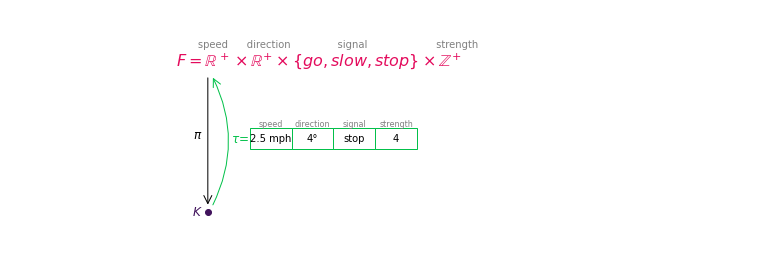
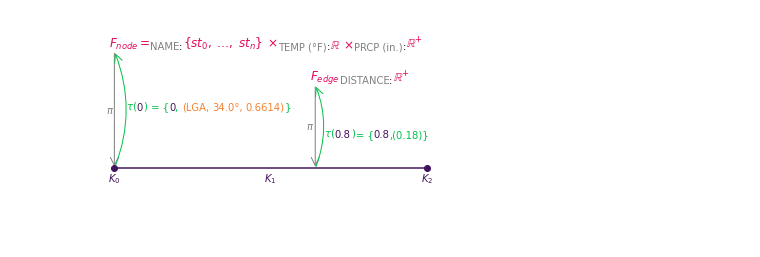
Before and after one commit to story645/team, a Jupyter notebook: paper/figcode/intro_math.ipynb, the cells around one changed output. Cells and saved outputs as stored; diff of their text form; code cells hidden in the pictures; blank space fills up the shorter version.

```diff
--- a/paper/figcode/intro_math.ipynb
+++ b/paper/figcode/intro_math.ipynb
@@ -31,33 +35,0 @@ d[0]
-# %%
-fig, ax = plt.subplots(figsize=(6,6))
-
-rows = ['speed', 'direction', 'signal', 'strength']
-ax.text(.35,.875, f"       {rows[0]}      {rows[1]}               {rows[2]}                      {rows[3]}",
-    fontsize=10, color='gray', ha='left', va='bottom')
-ax.text(.35,.8, r"$F = \mathbb{R}^+\times\mathbb{R}^{+}\times \{go, slow, stop\}\times\mathbb{Z}^{+}$",
-    fontsize=16, color=pcd['fiber'], ha='left')
-ax.scatter(.5, .1, color=pcd['base'])
-ax.text(.475, .1, r"$K$", va='center', ha='right', color=pcd['base'], fontsize=12)
-
-ax.text(.475,.45, r"$\pi$", ha='right', fontsize=12)
-pi = mpatches.FancyArrowPatch((.5, .75),(.5, .125), arrowstyle='->', mutation_scale=20)
-ax.add_artist(pi)
-
-ax.text(.61,.45, r"$\tau$=", ha='left', va='center', fontsize=12, color=pcd['section'])
-tau = mpatches.FancyArrowPatch((.52, .125), (.52, .75),
-                           arrowstyle='->', connectionstyle='arc3,rad=.25',
-                           mutation_scale=20, color=pcd['section'])
-ax.add_artist(tau)
-
-
-for i, (xi, r) in enumerate(zip([.8, 1, 1.2, 1.4], rows)):
-    ax.text(xi, .45+.1/2, r, color='gray', ha='center', va='bottom', fontsize=8)
-    ax.text(xi, .45, d[0][r], ha='center', va='center', fontsize=10)
-    ax.add_patch(mpatches.Rectangle((xi-.2/2, .45-.1/2), .2, .1,
-                  facecolor='white', edgecolor=pcd['section']))
-
-ax.set(xlim=(0,1.6), ylim=(0,1), aspect='equal')
-ax.axis('off')
-fig.savefig("../figures/fb_tau.png", dpi=300, bbox_inches='tight')
-# %% [output]
-[figure, removed]
@@ -63,0 +38,34 @@ fig.savefig("../figures/fb_tau.png", dpi=300, bbox_inches='tight')
+# %%
+color=pcd['fiber']
+rows = ["NAME", "TEMP (°F)", "PRCP (in.)"]
+
+fiber_node = (r"<$F_{node}=$>"+ f"<{rows[0]}>:" + r"<$\{st_0,\;\dots,\;st_n\}\; \times$>" +
+              f"<{rows[1]}>:" + r"<$\mathbb{R}\;\times$>" +
+              f"<{rows[2]}>:" + r"<$\mathbb{R}^{+}$>")
+
+
+fnprops = [{"color":pcd['fiber'], 'fontsize':12}, {"color":"gray","fontsize":10},
+           {"color":pcd['fiber'], 'fontsize':12},
+           {"color":"gray","fontsize":10}, {"color":pcd['fiber'], 'fontsize':12},
+           {"color":"gray","fontsize":10}, {"color":pcd['fiber'], 'fontsize':12}]
+
+fiber_edge = r"<$F_{edge}$>" + "<DISTANCE>:" +r"<$\mathbb{R}^{+}$>"
+feprops = [{"color":pcd['fiber'], 'fontsize':12}, {"color":"gray","fontsize":10},
+           {"color":pcd['fiber'], 'fontsize':12}]
+section = r"<$\tau($>" + "<{k}>" + r"<$)$>"
+fiber_line = r"$\mathbb{R}^{+}$"
+
+#x = np.linspace(-5,5,10000)
+#y = lambda x: (1/np.sqrt(2*np.pi))*np.e**(-x**2/2)
+# %%
+row = df[['AC','NAME', 'TEMP (°F)', 'PRCP (in.)', "NEW YORK JFK INTL AP"]].loc[0]
+section_node = (section +
+'''< = {{><{k}><, ><({v1},> <{v2}°,> <{v3})><}}>''')
+sprops = [{"color":pcd['section']}, {'color':pcd['base']}, {'color':pcd['section']},
+          {'color':pcd['section']}, {'color':pcd['base']},  {'color':pcd['section']},
+         {'color':ip.cdict[row['NAME']]}, {'color':ip.cdict[row['NAME']]}, {'color':ip.cdict[row['NAME']]},
+          {'color':pcd['section']}]
+#print(section_node.format(k=0, v1=row['NAME'], v2=row['TEMP (°F)'], v3=row['PRCP (in.)']))
+section_edge = (section + """<= {{><{k}><,({v:.2f})}}>""")
+seprops = [{"color":pcd['section']}, {'color':pcd['base']}, {'color':pcd['section']},
+           {'color':pcd['section']}, {'color':pcd['base']},  {'color':pcd['section']}]
@@ -63,0 +119,6 @@ fig.savefig("../figures/fb_tau.png", dpi=300, bbox_inches='tight')
+# %%
+fig, ax = plt.subplots()
+make_node(fig, ax)
+fig.savefig(paper_path/"fbnet", bbox_inches='tight', dpi=200)
+# %% [output]
+[figure, added]
```
Also changed, not shown: parts of 11 cells of this notebook, 7 other files.
